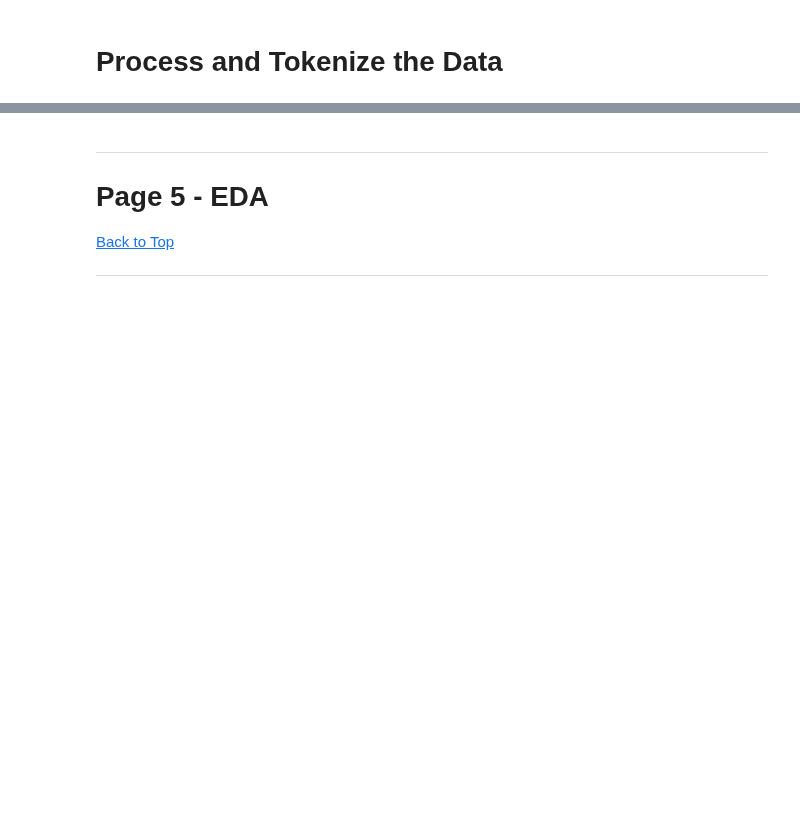
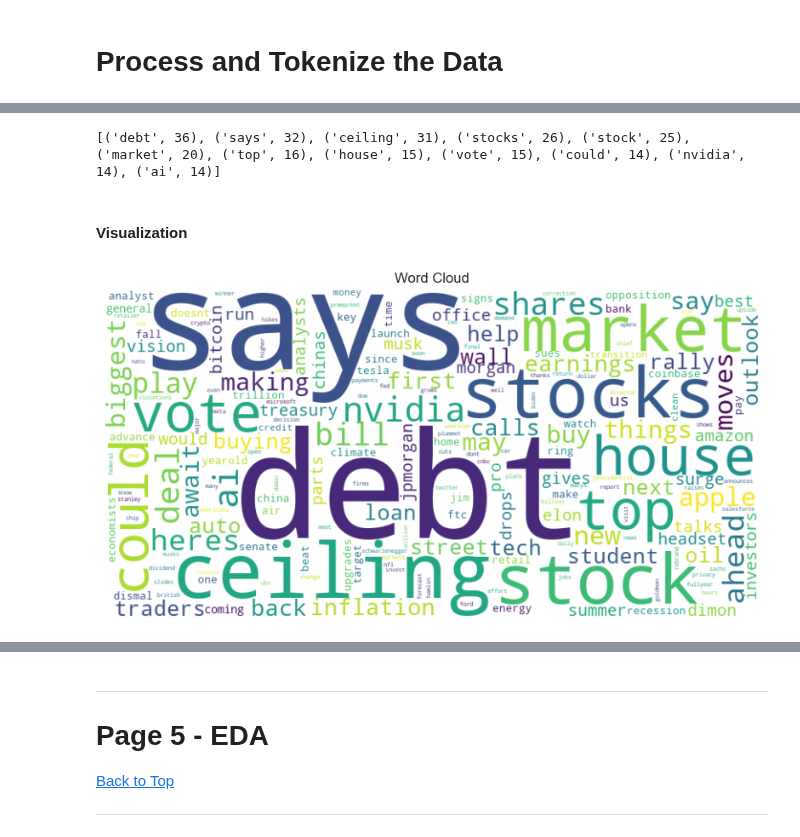
Before and after one commit to ChrisVerg/SmartInvest, a Jupyter notebook: Notebooks/Chris_Sentiment_Analysis.ipynb, the cells around one changed output, grey strips where cells are left out. Cells and saved outputs as stored; diff of their text form; code cells hidden in the pictures; blank space fills up the shorter version.

Commit message:
Most of EDA complete

```diff
--- a/Notebooks/Chris_Sentiment_Analysis.ipynb
+++ b/Notebooks/Chris_Sentiment_Analysis.ipynb
@@ -394,0 +425,13 @@ dftest_dropNA
+# %%
+# Set up stop words ** Same code usef for training data
+
+# nltk.download('stopwords')  # Download if needed
+stop_words = set(stopwords.words('english'))
+# %%
+# Create function to remove stop words from a list of tokens
+def remove_stop_words(tokens):
+    test_filtered_tokens = [word for word in tokens if word.lower() not in stop_words]
+    return test_filtered_tokens
+# %%
+# Apply the function
+test_vizR['test_filtered_tokens'] = test_vizR['tokens'].apply(remove_stop_words)
@@ -394,0 +447,23 @@ dftest_dropNA
+# %%
+# This uses Counter() to count the words for frequency visualization
+
+test_word_freq = Counter()
+for tokens in test_vizR['test_filtered_tokens']:
+    test_word_freq.update(tokens)
+# %%
+# Get the most common words and their frequencies
+test_top_words = test_word_freq.most_common(12)
+print(top_words)
+# %% [output]
+[('debt', 36), ('says', 32), ('ceiling', 31), ('stocks', 26), ('stock', 25), ('market', 20), ('top', 16), ('house', 15), ('vote', 15), ('could', 14), ('nvidia', 14), ('ai', 14)]
+# %% [markdown]
+#### Visualization
+# %%
+wordcloud = WordCloud(width=800, height=400, background_color='white').generate_from_frequencies(test_word_freq)
+plt.figure(figsize=(10, 5))
+plt.imshow(wordcloud, interpolation='bilinear')
+plt.axis('off')
+plt.title('Word Cloud')
+plt.show()
+# %% [output]
+[figure, added]
```
Also changed, not shown: parts of 11 cells of this notebook, 3 other files.
